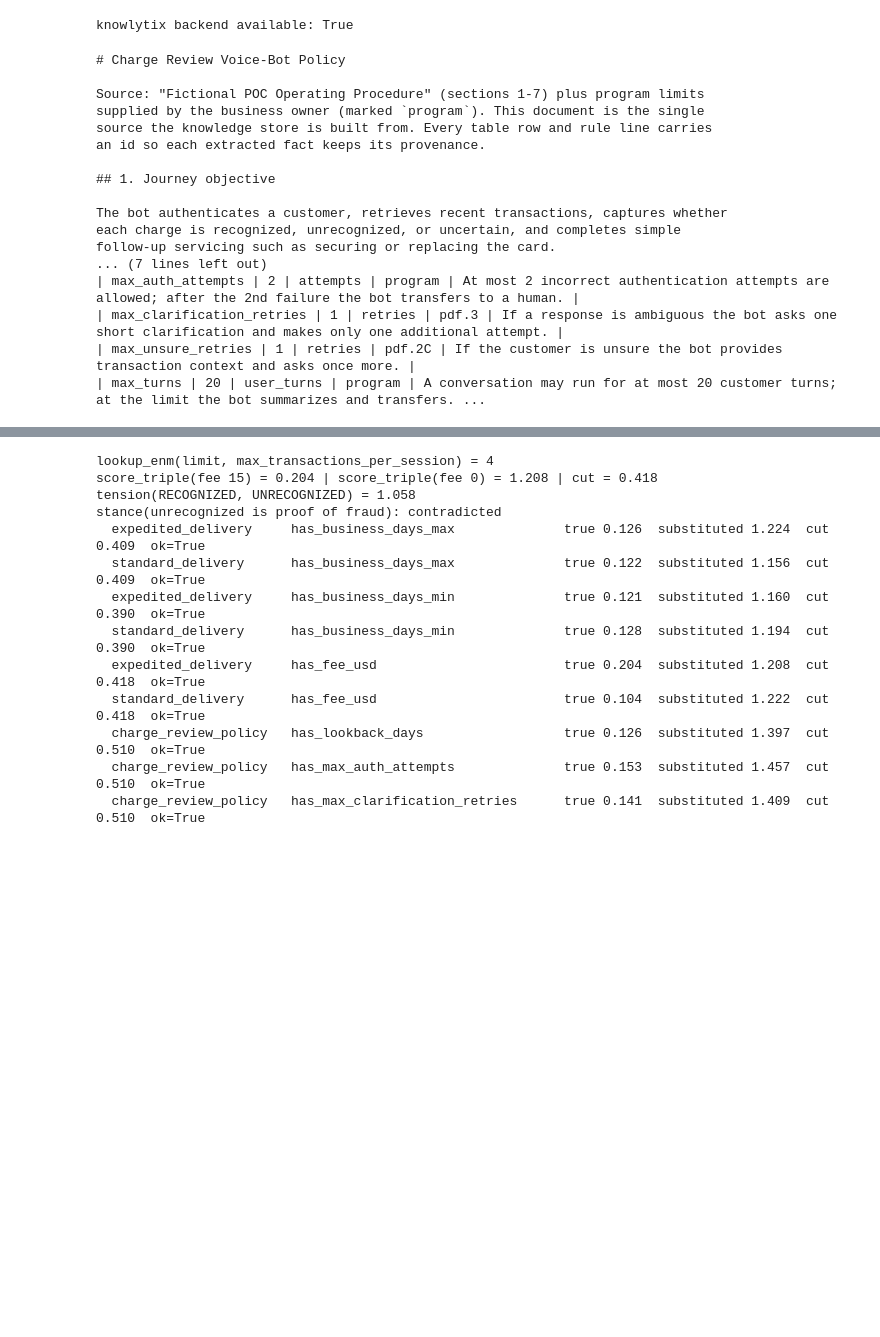
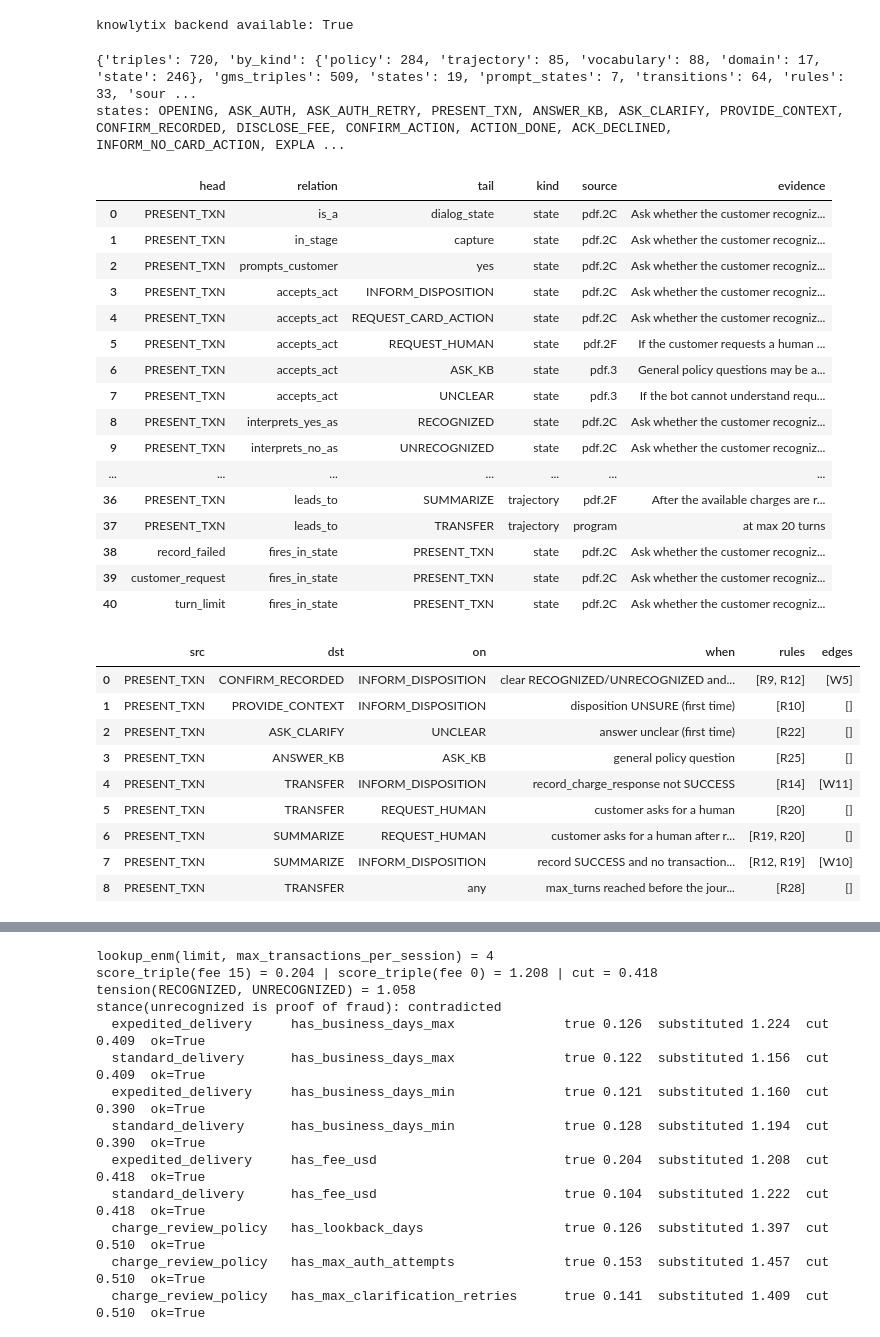
Before and after one commit to agnibrainhack/voicebot, a Jupyter notebook: notebooks/charge_journey_campaign.ipynb, the cells around one changed output, grey strips where cells are left out. Cells and saved outputs as stored; diff of their text form; code cells hidden in the pictures; blank space fills up the shorter version.

```diff
--- a/notebooks/charge_journey_campaign.ipynb
+++ b/notebooks/charge_journey_campaign.ipynb
@@ -54,28 +57,50 @@ print("knowlytix backend available:", backend.available())   # the key itself is
 # %% [output]
 knowlytix backend available: True
 # %%
-# CELL 2 — the source document (PDF transcribed once into structured markdown).
-from pathlib import Path
+# CELL 2 — the policy graph: the operating-procedure PDF as head / relation / tail triples, with dialog states
+# (trajectory) and the policy that holds in each state. Built once by
+#   python -m gmsjourney.knowledge.policy_kg build --pdf fictional_poc_operating_procedure_gpt_readable.pdf
+# and read by every later step (GMS training, oracle limits, state-aware ontology mapper, exports).
+import pandas as pd
 from gmsjourney.pipeline import POLICY
-print(Path(POLICY).read_text()[:1500], "...")
+from gmsjourney.knowledge.policy_kg import PolicyKG
+kg = PolicyKG.load(POLICY)
+print(kg.summary())
+STATE = "PRESENT_TXN"                      # any of kg.states
+print("states:", ", ".join(kg.states))
+display(pd.DataFrame([{k: t.get(k) for k in ("head", "relation", "tail", "kind", "source", "evidence")}
+                      for t in kg.state_triples(STATE)]))
+display(pd.DataFrame(kg.transitions(STATE)))
 # %% [output]
-# Charge Review Voice-Bot Policy
-
-Source: "Fictional POC Operating Procedure" (sections 1-7) plus program limits
-supplied by the business owner (marked `program`). This document is the single
-source the knowledge store is built from. Every table row and rule line carries
-an id so each extracted fact keeps its provenance.
-
-## 1. Journey objective
-
-The bot authenticates a customer, retrieves recent transactions, captures whether
-each charge is recognized, unrecognized, or uncertain, and completes simple
-follow-up servicing such as securing or replacing the card.
-... (7 lines left out)
-| max_auth_attempts | 2 | attempts | program | At most 2 incorrect authentication attempts are allowed; after the 2nd failure the bot transfers to a human. |
-| max_clarification_retries | 1 | retries | pdf.3 | If a response is ambiguous the bot asks one short clarification and makes only one additional attempt. |
-| max_unsure_retries | 1 | retries | pdf.2C | If the customer is unsure the bot provides transaction context and asks once more. |
-| max_turns | 20 | user_turns | program | A conversation may run for at most 20 customer turns; at the limit the bot summarizes and transfers. ...
+{'triples': 720, 'by_kind': {'policy': 284, 'trajectory': 85, 'vocabulary': 88, 'domain': 17, 'state': 246}, 'gms_triples': 509, 'states': 19, 'prompt_states': 7, 'transitions': 64, 'rules': 33, 'sour ...
+states: OPENING, ASK_AUTH, ASK_AUTH_RETRY, PRESENT_TXN, ANSWER_KB, ASK_CLARIFY, PROVIDE_CONTEXT, CONFIRM_RECORDED, DISCLOSE_FEE, CONFIRM_ACTION, ACTION_DONE, ACK_DECLINED, INFORM_NO_CARD_ACTION, EXPLA ...
+|  | head | relation | tail | kind | source | evidence |
+| 0 | PRESENT_TXN | is_a | dialog_state | state | pdf.2C | Ask whether the customer recogniz... |
+| 1 | PRESENT_TXN | in_stage | capture | state | pdf.2C | Ask whether the customer recogniz... |
+| 2 | PRESENT_TXN | prompts_customer | yes | state | pdf.2C | Ask whether the customer recogniz... |
+| 3 | PRESENT_TXN | accepts_act | INFORM_DISPOSITION | state | pdf.2C | Ask whether the customer recogniz... |
+| 4 | PRESENT_TXN | accepts_act | REQUEST_CARD_ACTION | state | pdf.2C | Ask whether the customer recogniz... |
+| 5 | PRESENT_TXN | accepts_act | REQUEST_HUMAN | state | pdf.2F | If the customer requests a human ... |
+| 6 | PRESENT_TXN | accepts_act | ASK_KB | state | pdf.3 | General policy questions may be a... |
+| 7 | PRESENT_TXN | accepts_act | UNCLEAR | state | pdf.3 | If the bot cannot understand requ... |
+| 8 | PRESENT_TXN | interprets_yes_as | RECOGNIZED | state | pdf.2C | Ask whether the customer recogniz... |
+| 9 | PRESENT_TXN | interprets_no_as | UNRECOGNIZED | state | pdf.2C | Ask whether the customer recogniz... |
+| ... | ... | ... | ... | ... | ... | ... |
+| 36 | PRESENT_TXN | leads_to | SUMMARIZE | trajectory | pdf.2F | After the available charges are r... |
+| 37 | PRESENT_TXN | leads_to | TRANSFER | trajectory | program | at max 20 turns |
+| 38 | record_failed | fires_in_state | PRESENT_TXN | state | pdf.2C | Ask whether the customer recogniz... |
+| 39 | customer_request | fires_in_state | PRESENT_TXN | state | pdf.2C | Ask whether the customer recogniz... |
+| 40 | turn_limit | fires_in_state | PRESENT_TXN | state | pdf.2C | Ask whether the customer recogniz... |
+|  | src | dst | on | when | rules | edges |
+| 0 | PRESENT_TXN | CONFIRM_RECORDED | INFORM_DISPOSITION | clear RECOGNIZED/UNRECOGNIZED and... | [R9, R12] | [W5] |
+| 1 | PRESENT_TXN | PROVIDE_CONTEXT | INFORM_DISPOSITION | disposition UNSURE (first time) | [R10] | [] |
+| 2 | PRESENT_TXN | ASK_CLARIFY | UNCLEAR | answer unclear (first time) | [R22] | [] |
+| 3 | PRESENT_TXN | ANSWER_KB | ASK_KB | general policy question | [R25] | [] |
+| 4 | PRESENT_TXN | TRANSFER | INFORM_DISPOSITION | record_charge_response not SUCCESS | [R14] | [W11] |
+| 5 | PRESENT_TXN | TRANSFER | REQUEST_HUMAN | customer asks for a human | [R20] | [] |
+| 6 | PRESENT_TXN | SUMMARIZE | REQUEST_HUMAN | customer asks for a human after r... | [R19, R20] | [] |
+| 7 | PRESENT_TXN | SUMMARIZE | INFORM_DISPOSITION | record SUCCESS and no transaction... | [R12, R19] | [W10] |
+| 8 | PRESENT_TXN | TRANSFER | any | max_turns reached before the jour... | [R28] | [] |
 # %%
 # CELL 3 — build (first run, ~10-45 min on CPU) or load the GMS. Reloads from the store directory afterwards.
 from gmsjourney.pipeline import build_gms
```
Also changed, not shown: parts of 5 cells of this notebook, 23 other files.
